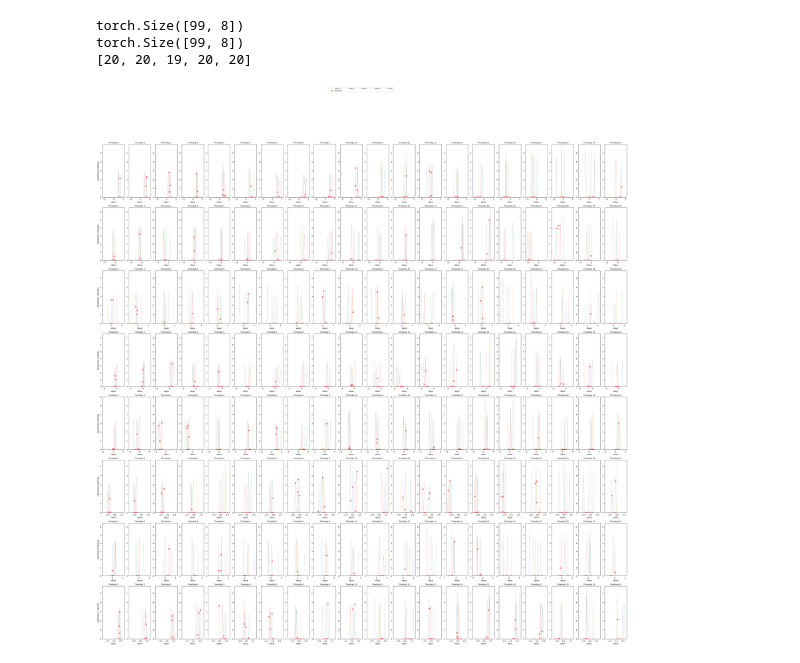
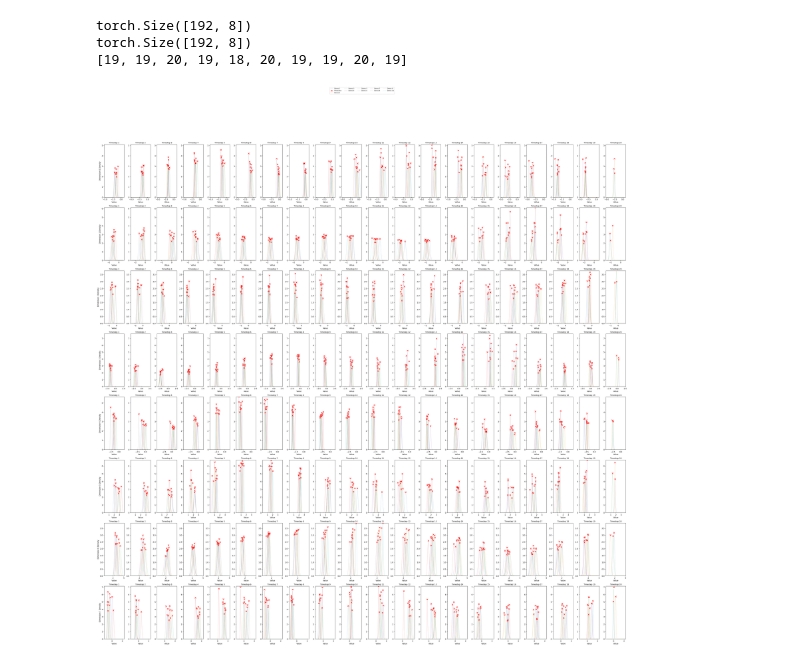
Before and after one commit to apalleiko/tskill, a Jupyter notebook: latent_viz.ipynb, the cells around one changed output. Cells and saved outputs as stored; diff of their text form; code cells hidden in the pictures.

```diff
--- a/latent_viz.ipynb
+++ b/latent_viz.ipynb
@@ -13,7 +13,7 @@ from policy import config
 from policy.dataset.dataset_loaders import dataset_loader
 from policy.checkpoints import CheckpointIO
 
-model_dir = "/home/mrl/Documents/Projects/tskill/out/Plan/003"
+model_dir = "/home/mrl/Documents/Projects/tskill/out/Plan/001"
 cfg_path = os.path.join(model_dir, "config.yaml")
 cfg = config.load_config(cfg_path, None)
 method = cfg["method"]
@@ -37,7 +37,7 @@ print(len(train_dataset), len(val_dataset))
 # Model
 model = config.get_model(cfg, device="cpu")
 checkpoint_io = CheckpointIO(model_dir, model=model)
-load_dict = checkpoint_io.load("model.pt")
+load_dict = checkpoint_io.load("model_best.pt")
 stt_encoder = model.stt_encoder
 model.eval()
 # %% [output]
@@ -87,6 +84,10 @@ for i in tqdm(range(5)):
     with torch.no_grad():
         out = model(data, use_precalc=True)
 
+    # mus = torch.vstack((mus, out["mu"].squeeze()))
+    # lvs = torch.vstack((lvs, out["logvar"].squeeze()))
+    # lengths.append(out["mu"].shape[1])
+
     pms = torch.vstack((pms, out["z_hat"].squeeze()))
     mus = torch.vstack((mus, out["vae_out"]["mu"].squeeze()))
     lvs = torch.vstack((lvs, out["vae_out"]["logvar"].squeeze()))
@@ -95,9 +96,9 @@ print(mus.shape) # torch.Size([926, 128])
 print(lvs.shape) # torch.Size([926, 128])
 print(lengths) # [19, 19, 20, 19, 18, 20, 19, 19, 20,...]
 # %% [output]
-torch.Size([99, 8])
-torch.Size([99, 8])
-[20, 20, 19, 20, 20]
+torch.Size([192, 8])
+torch.Size([192, 8])
+[19, 19, 20, 19, 18, 20, 19, 19, 20, 19]
 # %%
 import matplotlib.pyplot as plt
 import numpy as np
@@ -109,7 +110,8 @@ dimensions_to_plot = list(range(8))  # List of dimensions to plot (e.g., [0, 1,
 # Unstacking the mus, lvs, and pms tensors based on lengths
 mus_list = torch.split(mus, lengths)
 lvs_list = torch.split(lvs, lengths)
-pms_list = torch.split(pms, lengths)  # Predicted means for each demo
+# pms_list = torch.split(pms, lengths)  # Predicted means for each demo
+pms_list = mus_list
 
 # Maximum number of timesteps across all demos
 max_length = max(lengths)
@@ -153,31 +155,31 @@ for dim_idx, dimension in enumerate(dimensions_to_plot):
             mean = mu_demo[timestep, dimension].item()
             std = torch.exp(0.5 * lv_demo[timestep, dimension]).item()  # logvar -> std
             prediction = pm_demo[timestep, dimension].item()  # Predicted value
 
             # Plot the Gaussian for this demo at this timestep
             x = x_ranges[dimension]
             y = (1 / (std * np.sqrt(2 * np.pi))) * np.exp(-0.5 * ((x - mean) / std) ** 2)
             max_y = max(max_y, y.max())  # Update the max y-value for this dimension
             ax.plot(x, y, alpha=0.5, linewidth=0.5, label=f"Demo {demo_idx + 1}" if timestep == 0 and dim_idx == 0 else None)
 
             # Plot the predicted value on the Gaussian
             pred_y = (1 / (std * np.sqrt(2 * np.pi))) * np.exp(-0.5 * ((prediction - mean) / std) ** 2)
             ax.scatter([prediction], [pred_y], color='red', s=50, marker='x', zorder=5, label="Predicted" if demo_idx == 0 and timestep == 0 and dim_idx == 0 else None)
 
         ax.set_xlabel("Value")
         if timestep == 0:
             ax.set_ylabel(f"Dimension {dimension} Density")
 
     # Set the y-axis limit to the maximum y-value for this dimension
     for timestep in range(max_length):
         axes[dim_idx][timestep].set_ylim(0, max_y)
 
 # Move the legend outside the plot
 handles, labels = axes[0][0].get_legend_handles_labels()
 fig.legend(handles, labels, loc='upper center', bbox_to_anchor=(0.5, 1.05), ncol=5, fontsize=8)
 
 # Adjust spacing
 plt.tight_layout(rect=[0, 0, 1, 0.95])  # Leave space for the legend
 plt.show()
 # %% [output]
-[figure, old version]
+[figure, new version]
```
Also changed, not shown: parts of 1 cell of this notebook, 16 other files.
